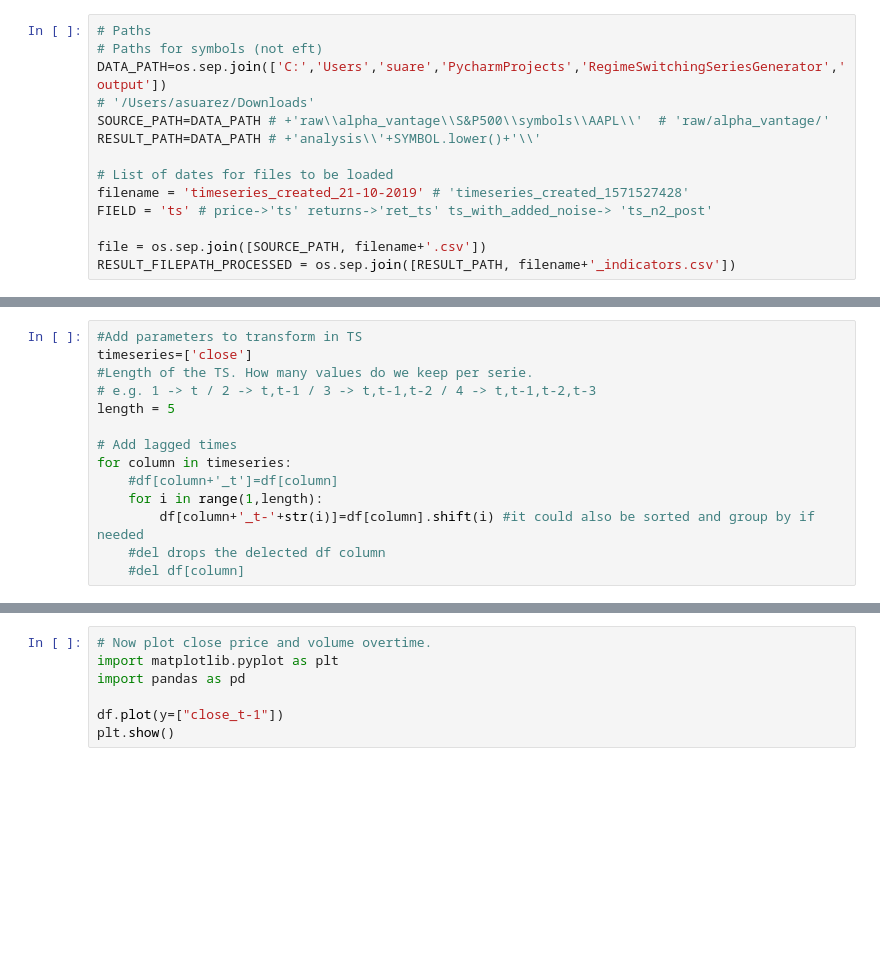
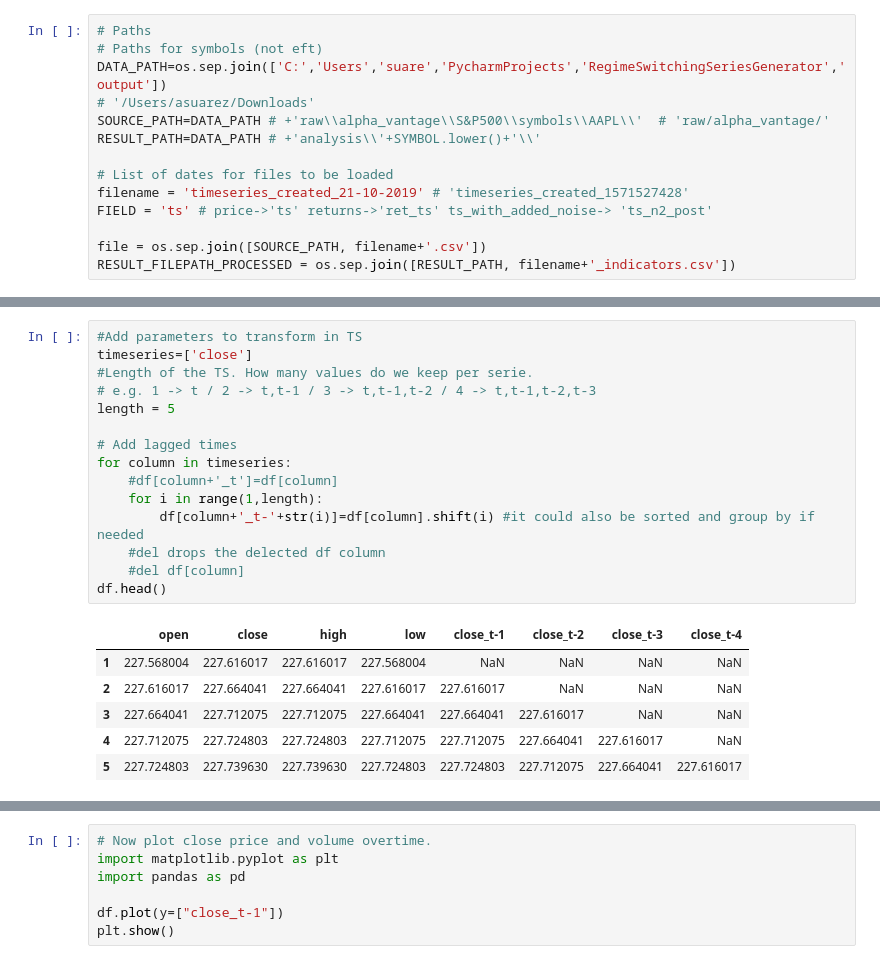
Before and after one commit to cetrulin/regime-switching-series-generator, a Jupyter notebook: notebooks/INDICATORS_DATASET_TS-GENERATOR.ipynb, the cells around one changed output, grey strips where cells are left out. Saved outputs shown, nothing was run; the diff lists cells and outputs as text; blank space fills up the shorter version.

```diff
--- a/notebooks/INDICATORS_DATASET_TS-GENERATOR.ipynb
+++ b/notebooks/INDICATORS_DATASET_TS-GENERATOR.ipynb
@@ -75,17 +63,25 @@ Name: close, dtype: float64
 # %%
 #Add parameters to transform in TS
 timeseries=['close']
 #Length of the TS. How many values do we keep per serie.
 # e.g. 1 -> t / 2 -> t,t-1 / 3 -> t,t-1,t-2 / 4 -> t,t-1,t-2,t-3
 length = 5
 
 # Add lagged times
 for column in timeseries:
     #df[column+'_t']=df[column]
     for i in range(1,length):
         df[column+'_t-'+str(i)]=df[column].shift(i) #it could also be sorted and group by if needed
     #del drops the delected df column
     #del df[column]
+df.head()
+# %% [output]
+|  | open | close | high | low | close_t-1 | close_t-2 | close_t-3 | close_t-4 |
+| 1 | 227.568004 | 227.616017 | 227.616017 | 227.568004 | NaN | NaN | NaN | NaN |
+| 2 | 227.616017 | 227.664041 | 227.664041 | 227.616017 | 227.616017 | NaN | NaN | NaN |
+| 3 | 227.664041 | 227.712075 | 227.712075 | 227.664041 | 227.664041 | 227.616017 | NaN | NaN |
+| 4 | 227.712075 | 227.724803 | 227.724803 | 227.712075 | 227.712075 | 227.664041 | 227.616017 | NaN |
+| 5 | 227.724803 | 227.739630 | 227.739630 | 227.724803 | 227.724803 | 227.712075 | 227.664041 | 227.616017 |
 # %%
 # all the numbers here and below assume a default time period for ta params of 10 mins averages
 # change the other numbers (params of 5min and 20min and theremoval of 20 first mins of the day below) if the mins number is changed.
```
Also changed, not shown: parts of 8 cells of this notebook, 5 other files.
